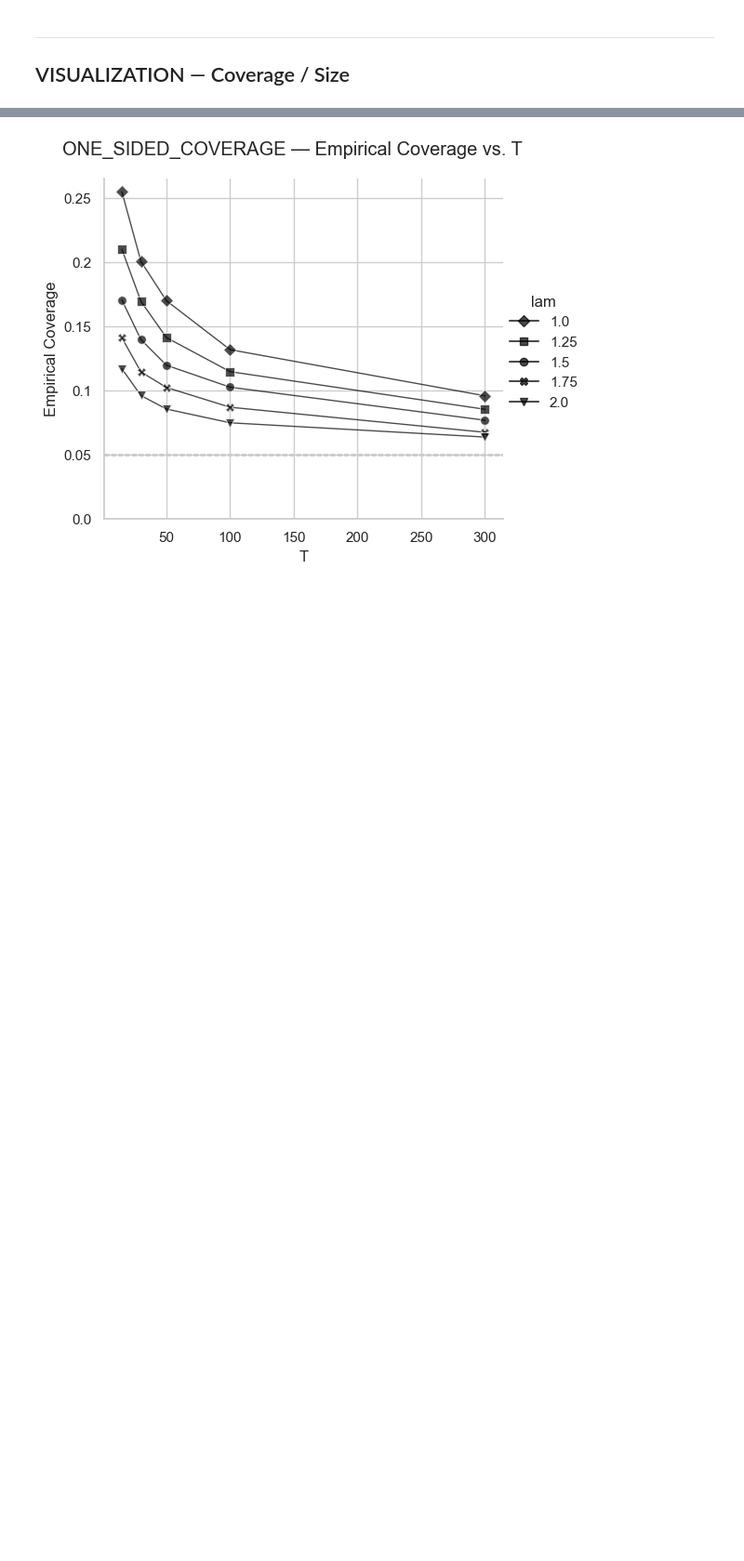
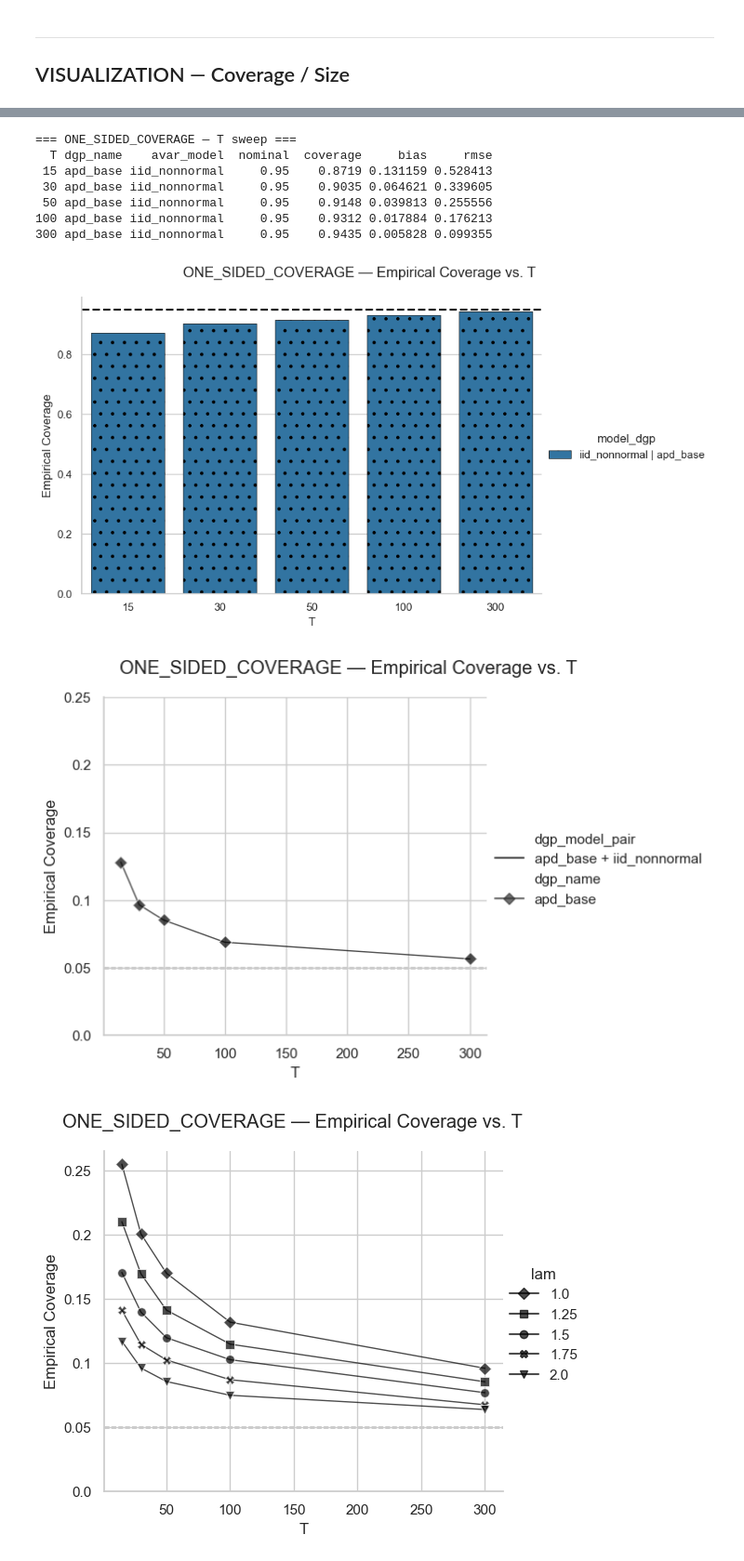
Before and after one commit to Fabro2701/sharpe_ratio_TFM, a Jupyter notebook: notebooks/opdyke2007.ipynb, the cells around one changed output, grey strips where cells are left out. Shown at 93% size. Saved outputs shown, nothing was run; the diff lists cells and outputs as text; code cells hidden in the pictures; blank space fills up the shorter version.

```diff
--- a/notebooks/opdyke2007.ipynb
+++ b/notebooks/opdyke2007.ipynb
@@ -163,3 +189,15 @@ line_plot_kargs = dict(reverse=True,
+# %%
+run_analysis(experiments, "table1_b_nadj", alpha=0.05, line_plot_kargs=line_plot_kargs)
+# %% [output]
+=== ONE_SIDED_COVERAGE — T sweep ===
+  T dgp_name    avar_model  nominal  coverage     bias     rmse
+ 15 apd_base iid_nonnormal     0.95    0.8719 0.131159 0.528413
+ 30 apd_base iid_nonnormal     0.95    0.9035 0.064621 0.339605
+ 50 apd_base iid_nonnormal     0.95    0.9148 0.039813 0.255556
+100 apd_base iid_nonnormal     0.95    0.9312 0.017884 0.176213
+300 apd_base iid_nonnormal     0.95    0.9435 0.005828 0.099355
+[figure, added]
+[figure, added]
 # %%
 run_analysis(experiments, "fig5_b", alpha=0.05, plot_mask=[0,0,1],
              line_plot_kargs=line_plot_kargs | {'yticks': [0.00, 0.05, 0.10, 0.15, 0.20, 0.25]})
```
Also changed, not shown: parts of 5 cells of this notebook.
